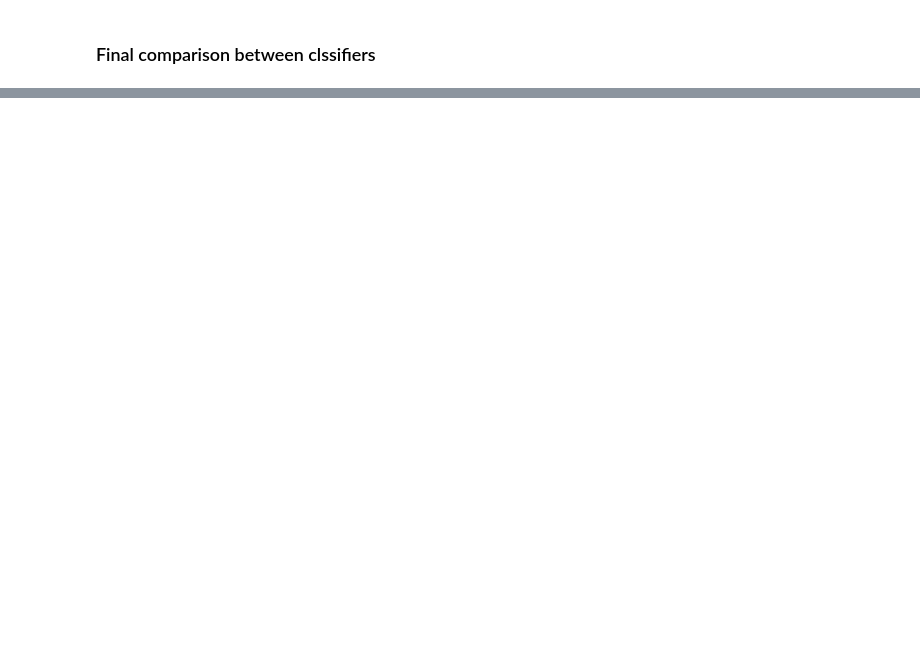
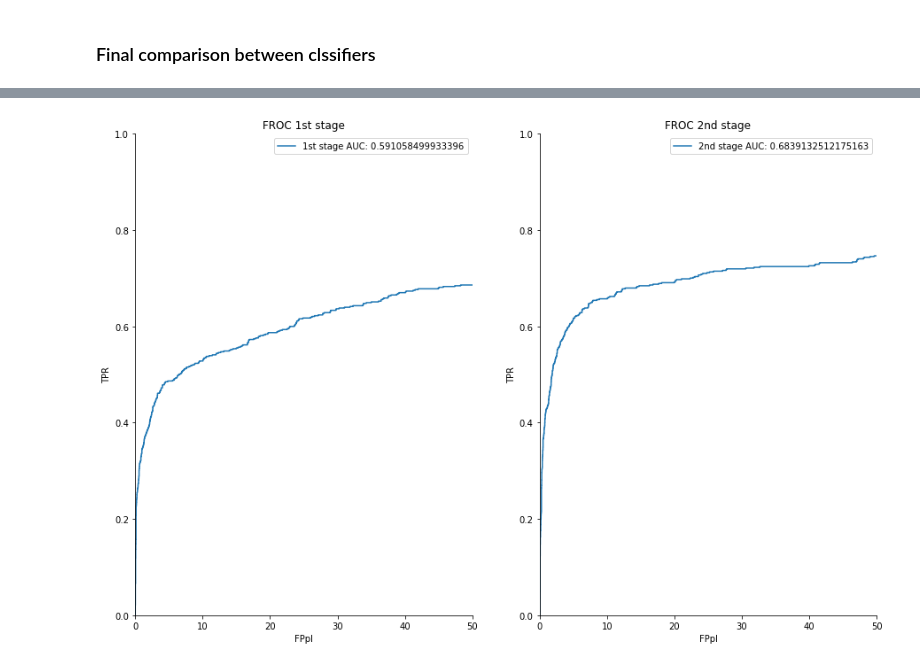
Before and after one commit to joaco18/calc-det, a Jupyter notebook: notebooks/[TEST]CascadeGSM.ipynb, the cells around one changed output, grey strips where cells are left out. Cells and saved outputs as stored; diff of their text form; code cells hidden in the pictures; blank space fills up the shorter version.

```diff
--- a/notebooks/[TEST]CascadeGSM.ipynb
+++ b/notebooks/[TEST]CascadeGSM.ipynb
@@ -740,0 +452,24 @@ for _, bad_res in tqdm(bad_res_FP_normals.head(100).iterrows(), total=100):
+# %%
+valid_fnsdf = fnsdf[fnsdf.img_id.isin(test_features.img_id.unique())]
+# %%
+normal_imgs_ids = db.get_normal_imgs_ids()
+
+
+froc_df_1st = get_froc_df_of_many_imgs_features(
+    test_features[['candidate_coordinates', 'label', 'img_id', 'matching_gt', 'repeted_idxs']],
+    valid_fnsdf,
+    val1st_pred,
+    normal_imgs_ids
+)
+
+sens1, avgs_fp_per_image1, _ = froc_curve(froc_df_1st, non_max_supression=True, cut_on_50fpi=True)
+
+
+froc_df_2st = get_froc_df_of_many_imgs_features(
+    test_features[['candidate_coordinates', 'label', 'img_id', 'matching_gt', 'repeted_idxs']],
+    valid_fnsdf,
+    val2st_pred,
+    normal_imgs_ids
+)
+
+sens2, avgs_fp_per_image2, _ = froc_curve(froc_df_2st, non_max_supression=True, cut_on_50fpi=True)
@@ -740,0 +487,11 @@ for _, bad_res in tqdm(bad_res_FP_normals.head(100).iterrows(), total=100):
+# %%
+
+fig, axs = plt.subplots(1, 2, figsize=(15, 10))
+plot_froc(avgs_fp_per_image1, sens1, label='1st stage', title='FROC 1st stage', cut_on_50fpi=True, ax=axs[0])
+
+
+
+
+plot_froc(avgs_fp_per_image2, sens2, label='2nd stage', title='FROC 2nd stage', cut_on_50fpi=True, ax=axs[1])
+# %% [output]
+[figure, added]
```
Also changed, not shown: parts of 51 cells of this notebook.
